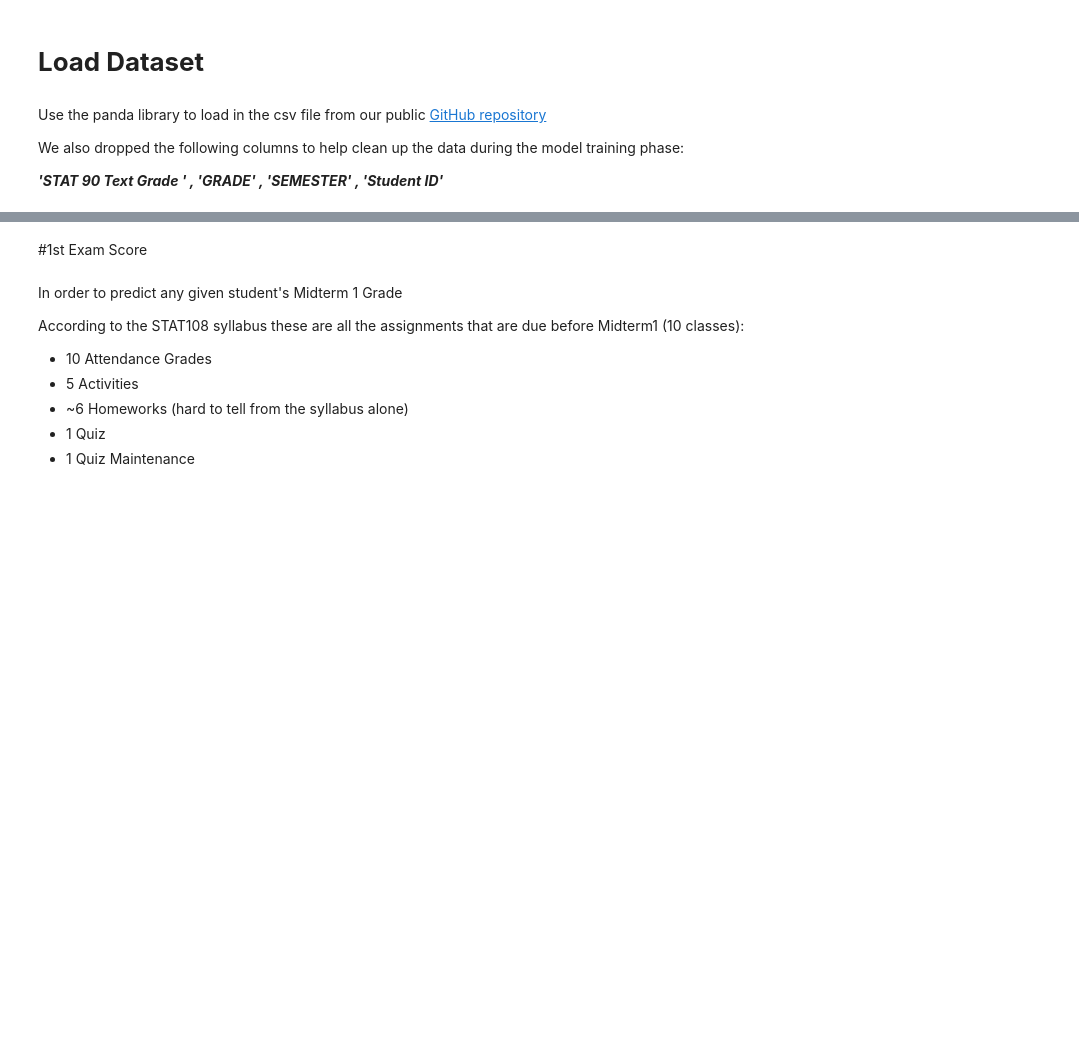
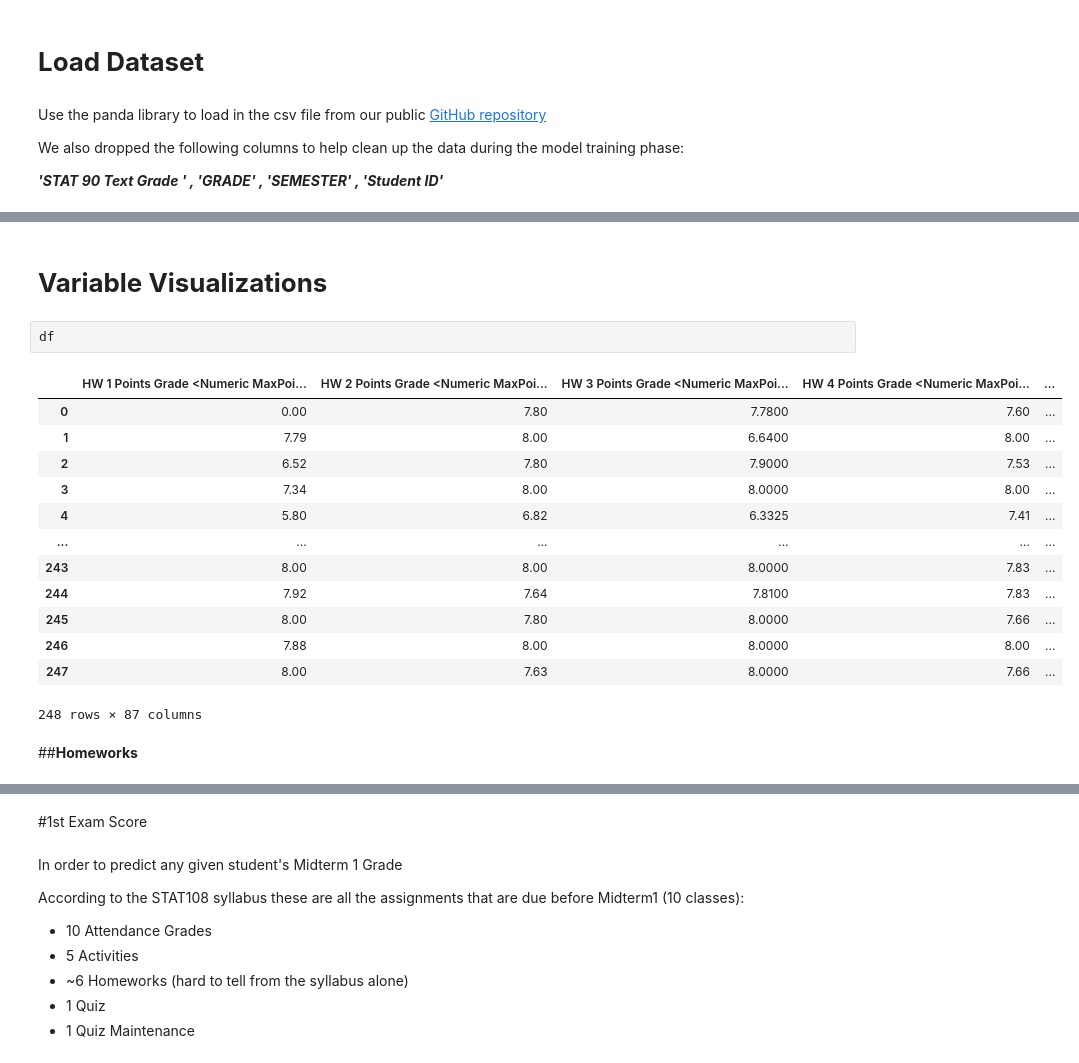
Before and after one commit to talamo13/Student-Success-Dashboard, a Jupyter notebook: Grade_Prediction_ML.ipynb, the cells around one changed output, grey strips where cells are left out. Saved outputs shown, nothing was run; the diff lists cells and outputs as text; blank space fills up the shorter version.

Commit message:
Deleted ML with all variables and starting to analyze dataset for bad data points

```diff
--- a/Grade_Prediction_ML.ipynb
+++ b/Grade_Prediction_ML.ipynb
@@ -166,0 +19,20 @@ models_performance
+# %% [markdown]
+# **Variable Visualizations**
+# %%
+df
+# %% [output]
+|  | HW 1 Points Grade <Numeric MaxPoi... | HW 2 Points Grade <Numeric MaxPoi... | HW 3 Points Grade <Numeric MaxPoi... | HW 4 Points Grade <Numeric MaxPoi... | ... |
+| 0 | 0.00 | 7.80 | 7.7800 | 7.60 | ... |
+| 1 | 7.79 | 8.00 | 6.6400 | 8.00 | ... |
+| 2 | 6.52 | 7.80 | 7.9000 | 7.53 | ... |
+| 3 | 7.34 | 8.00 | 8.0000 | 8.00 | ... |
+| 4 | 5.80 | 6.82 | 6.3325 | 7.41 | ... |
+| ... | ... | ... | ... | ... | ... |
+| 243 | 8.00 | 8.00 | 8.0000 | 7.83 | ... |
+| 244 | 7.92 | 7.64 | 7.8100 | 7.83 | ... |
+| 245 | 8.00 | 7.80 | 8.0000 | 7.66 | ... |
+| 246 | 7.88 | 8.00 | 8.0000 | 8.00 | ... |
+| 247 | 8.00 | 7.63 | 8.0000 | 7.66 | ... |
+248 rows × 87 columns
+# %% [markdown]
+##**Homeworks**
```
Also changed, not shown: parts of 67 cells of this notebook.
